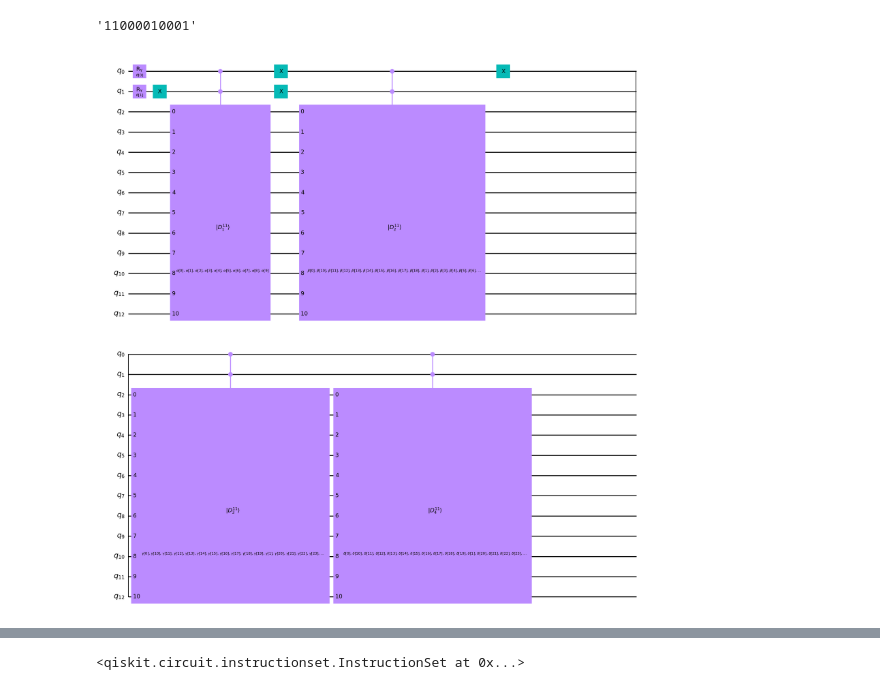
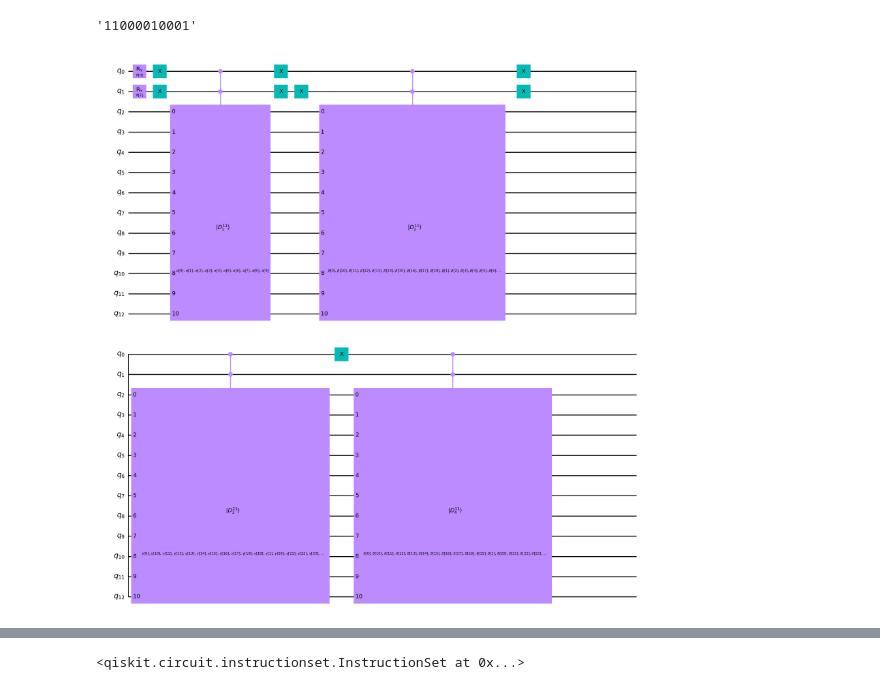
Before and after one commit to jvscursulim/quantum-optimization-dicke-states, a Jupyter notebook: src/notebooks/scenarioI.ipynb, the cells around one changed output, grey strips where cells are left out. Saved outputs shown, nothing was run; the diff lists cells and outputs as text; code cells hidden in the pictures.

```diff
--- a/src/notebooks/scenarioI.ipynb
+++ b/src/notebooks/scenarioI.ipynb
@@ -104,39 +104,39 @@ ising_expanded = ising.tensor(other=identity)
 # %%
 qubits = QuantumRegister(size=ising_expanded.num_qubits, name="q")
 params_vec = ParameterVector(name=r"$\theta$", length=ising_expanded.num_qubits-ising.num_qubits)
 
 qc = QuantumCircuit(qubits)
 for idx, param in enumerate(params_vec):
     qc.ry(theta=param, qubit=qubits[idx])
 
 params_names = {1: "alpha", 2: "beta", 3: "gamma", 4: "delta"}
 gate_name = {
     1: r"$\vert D^{11}_{1} \rangle$",
     2: r"$\vert D^{11}_{2} \rangle$",
     3: r"$\vert D^{11}_{3} \rangle$",
     4: r"$\vert D^{11}_{4} \rangle$",
 }
 
 for k in range(1,5):
     dicke = DickeStateAnsatz().generate_quantum_circuit(n=len(tickers), k=k, measurement=False, param_name=params_names[k])
-    if k == 0:
+    if k == 1:
         qc.x(qubit=qubits[[i for i in range(ising_expanded.num_qubits-ising.num_qubits)]])
-    elif k == 1:
+    elif k == 2:
         qc.x(qubit=qubits[1])
-    elif k == 2:
+    elif k == 3:
         qc.x(qubit=qubits[0])
     dicke_gate = dicke.to_gate(label=gate_name[k]).control(2)
     qc.append(dicke_gate, qargs=range(qubits.size))
-    if k == 0:
+    if k == 1:
         qc.x(qubit=qubits[[i for i in range(ising_expanded.num_qubits-ising.num_qubits)]])
-    elif k == 1:
+    elif k == 2:
         qc.x(qubit=qubits[1])
-    elif k == 2:
+    elif k == 3:
         qc.x(qubit=qubits[0])
 
 qc.draw(output="mpl", style="clifford")
 # %% [output]
-[figure, old version]
+[figure, new version]
 # %%
 tqc = pm.run(qc)
 # %%
```
Also changed, not shown: parts of 9 cells of this notebook, 6 other files.
